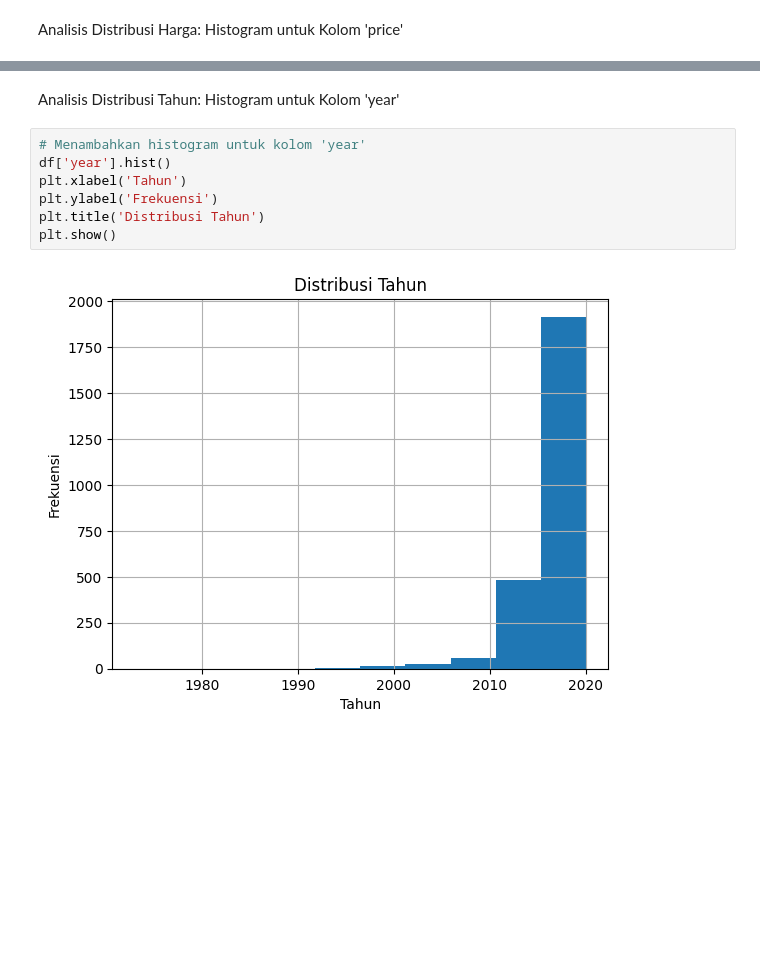
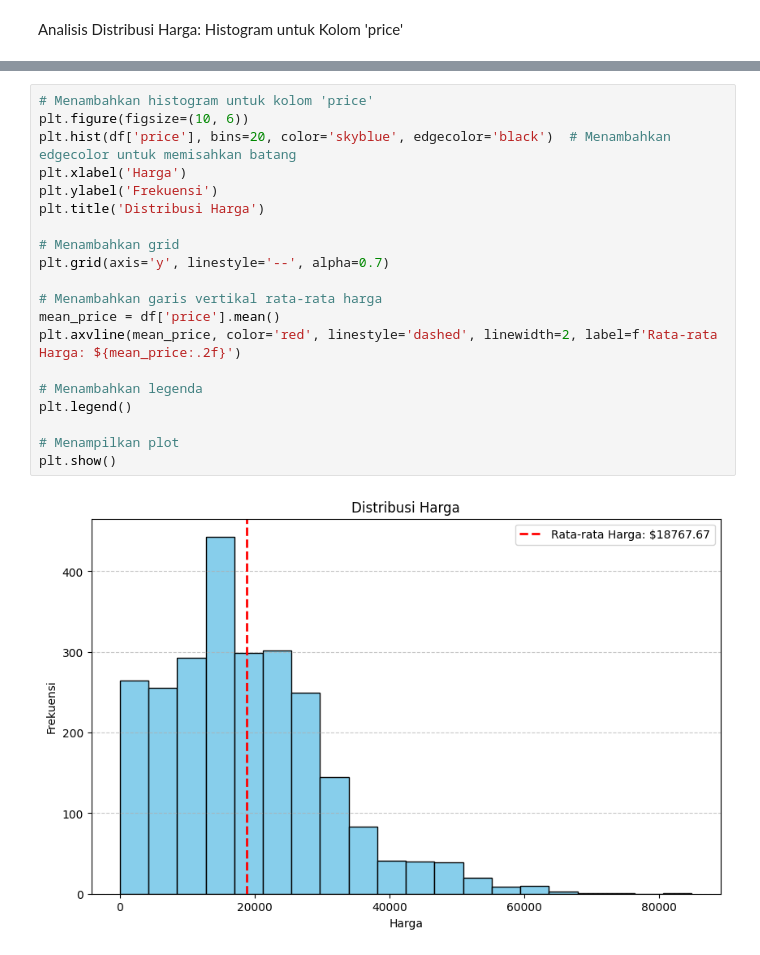
Before and after one commit to aldilbhaskoro/TugasKuliah, a Jupyter notebook: Tubes_Phyton.ipynb, the cells around one changed output, grey strips where cells are left out. Drawn from its saved outputs; the diff is of its cells as text; blank space fills up the shorter version.

```diff
--- a/Tubes_Phyton.ipynb
+++ b/Tubes_Phyton.ipynb
@@ -255,11 +283,22 @@ plt.show()
-# %% [markdown]
-Analisis Distribusi Tahun: Histogram untuk Kolom 'year'
-# %%
-# Menambahkan histogram untuk kolom 'year'
-df['year'].hist()
-plt.xlabel('Tahun')
-plt.ylabel('Frekuensi')
-plt.title('Distribusi Tahun')
-plt.show()
-# %% [output]
-[figure, removed]
+# %%
+# Menambahkan histogram untuk kolom 'price'
+plt.figure(figsize=(10, 6))
+plt.hist(df['price'], bins=20, color='skyblue', edgecolor='black')  # Menambahkan edgecolor untuk memisahkan batang
+plt.xlabel('Harga')
+plt.ylabel('Frekuensi')
+plt.title('Distribusi Harga')
+
+# Menambahkan grid
+plt.grid(axis='y', linestyle='--', alpha=0.7)
+
+# Menambahkan garis vertikal rata-rata harga
+mean_price = df['price'].mean()
+plt.axvline(mean_price, color='red', linestyle='dashed', linewidth=2, label=f'Rata-rata Harga: ${mean_price:.2f}')
+
+# Menambahkan legenda
+plt.legend()
+
+# Menampilkan plot
+plt.show()
+# %% [output]
+[figure, added]
```
Also changed, not shown: parts of 19 cells of this notebook.
